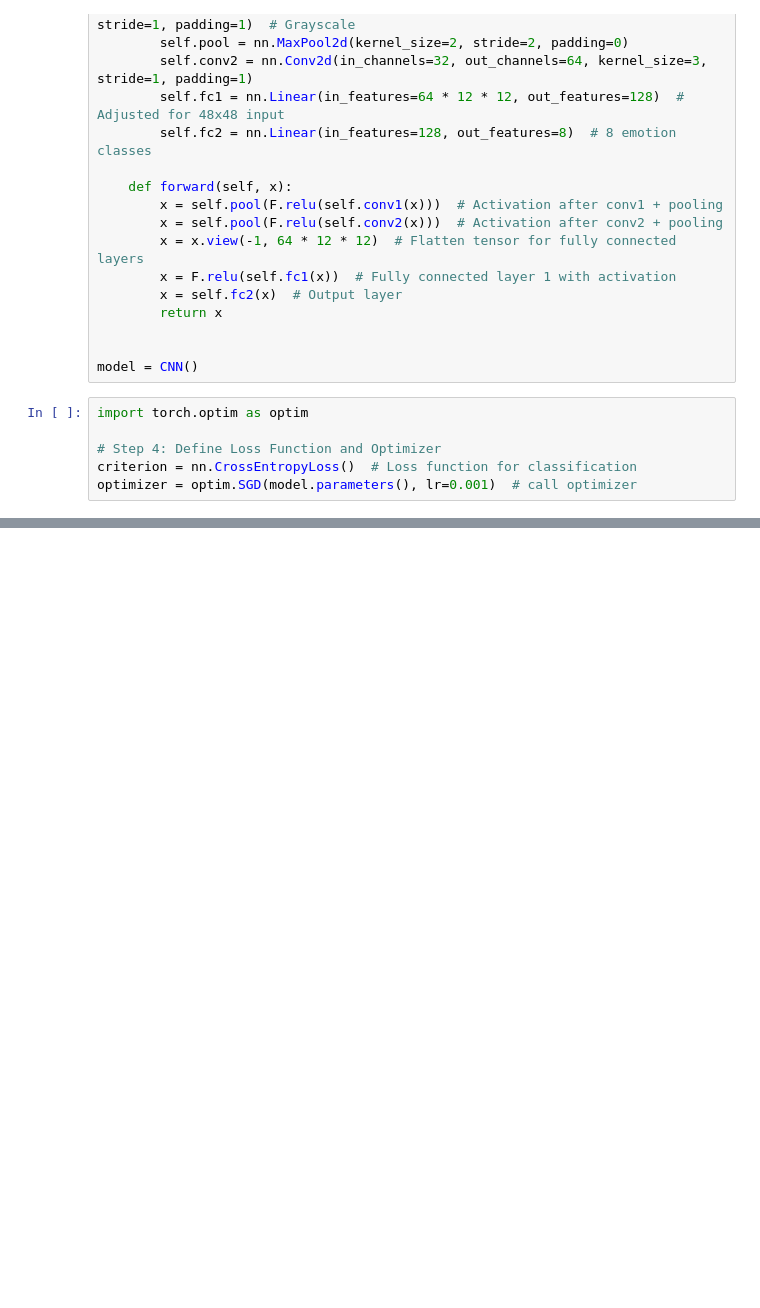
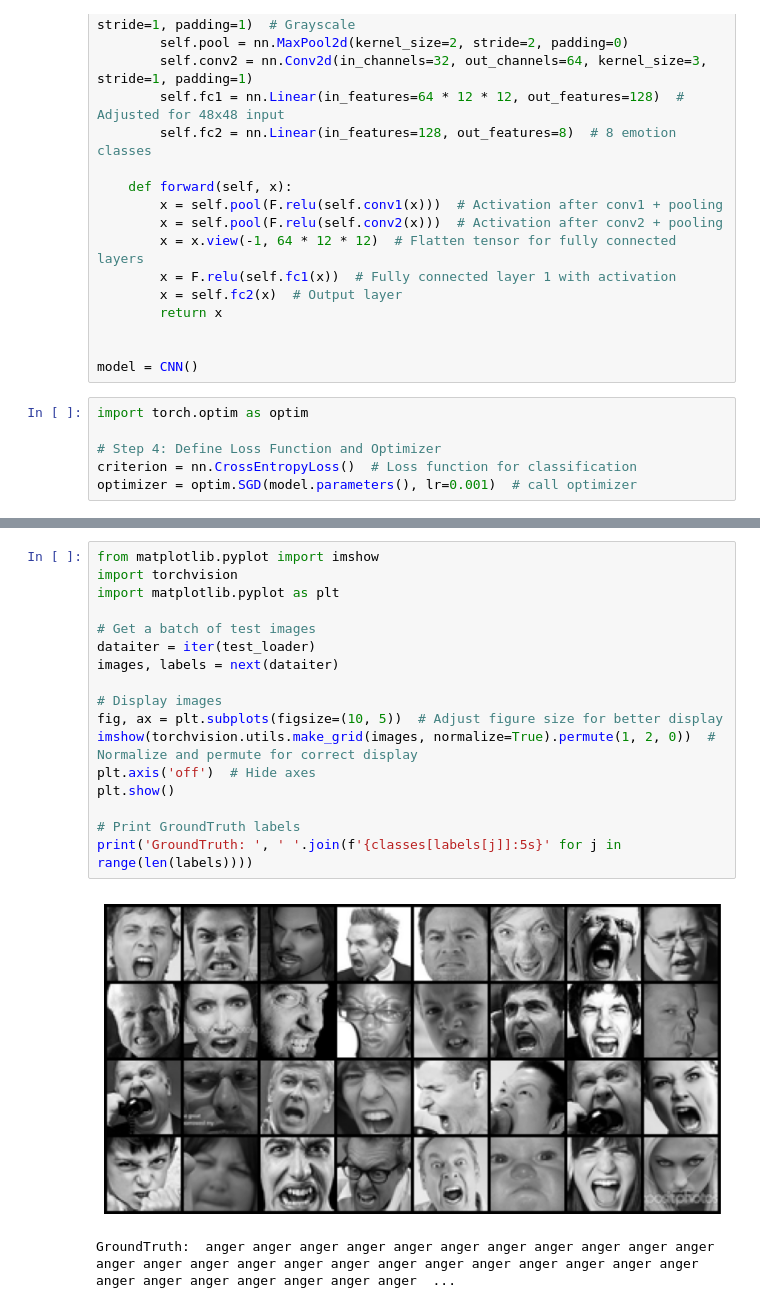
Before and after one commit to omarhammad/facial-expression-cnn, a Jupyter notebook: cnn.ipynb, the cells around one changed output, grey strips where cells are left out. Saved outputs shown, nothing was run; the diff lists cells and outputs as text; blank space fills up the shorter version.

```diff
--- a/cnn.ipynb
+++ b/cnn.ipynb
@@ -176,0 +232,20 @@ Epoch [2/2], Step [800/888], Loss: 1.5612
+# %%
+from matplotlib.pyplot import imshow
+import torchvision
+import matplotlib.pyplot as plt
+
+# Get a batch of test images
+dataiter = iter(test_loader)
+images, labels = next(dataiter)
+
+# Display images
+fig, ax = plt.subplots(figsize=(10, 5))  # Adjust figure size for better display
+imshow(torchvision.utils.make_grid(images, normalize=True).permute(1, 2, 0))  # Normalize and permute for correct display
+plt.axis('off')  # Hide axes
+plt.show()
+
+# Print GroundTruth labels
+print('GroundTruth: ', ' '.join(f'{classes[labels[j]]:5s}' for j in range(len(labels))))
+# %% [output]
+[figure, added]
+GroundTruth:  anger anger anger anger anger anger anger anger anger anger anger anger anger anger anger anger anger anger anger anger anger anger anger anger anger anger anger anger anger anger anger  ...
```
Also changed, not shown: parts of 6 cells of this notebook.
